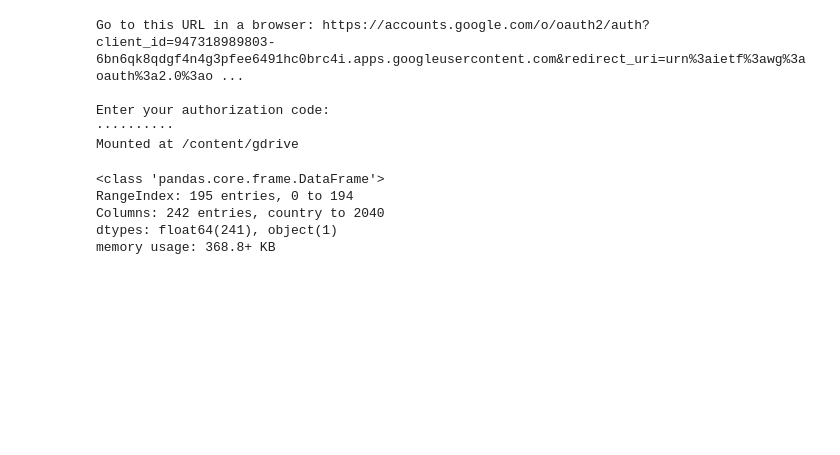
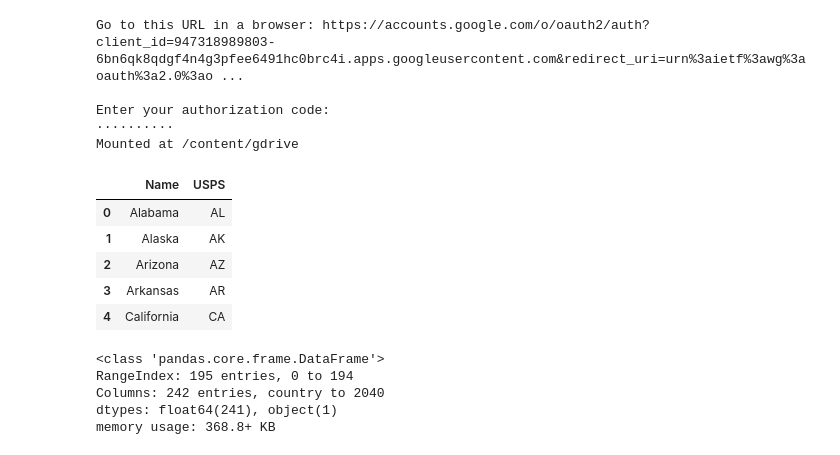
Before and after one commit to DonnaVakalis/Livability, a Jupyter notebook: Gapminder2.ipynb, the cells around one changed output. Saved outputs shown, nothing was run; the diff lists cells and outputs as text; code cells hidden in the pictures; blank space fills up the shorter version.

```diff
--- a/Gapminder2.ipynb
+++ b/Gapminder2.ipynb
@@ -80,4 +79,16 @@ df_gini = pd.read_csv(file) # Read GINI --< CSV format
 # GINI coefficients USA by State
 file = base_dir + 'Gini_state_by_state.csv' # from https://en.wikipedia.org/wiki/List_of_U.S._states_by_Gini_coefficient
 df_gini_USA = pd.read_csv(file) # Read States GINI --< CSV format
+# %%
+# USA State 2-letter USPS codes
+file = base_dir + 'StateCodes.csv'  #from https://en.wikipedia.org/wiki/List_of_U.S._state_and_territory_abbreviations
+df_codesUSA = pd.read_csv(file)
+df_codesUSA.head()
+# %% [output]
+|  | Name | USPS |
+| 0 | Alabama | AL |
+| 1 | Alaska | AK |
+| 2 | Arizona | AZ |
+| 3 | Arkansas | AR |
+| 4 | California | CA |
 # %%
```
Also changed, not shown: parts of 14 cells of this notebook.
